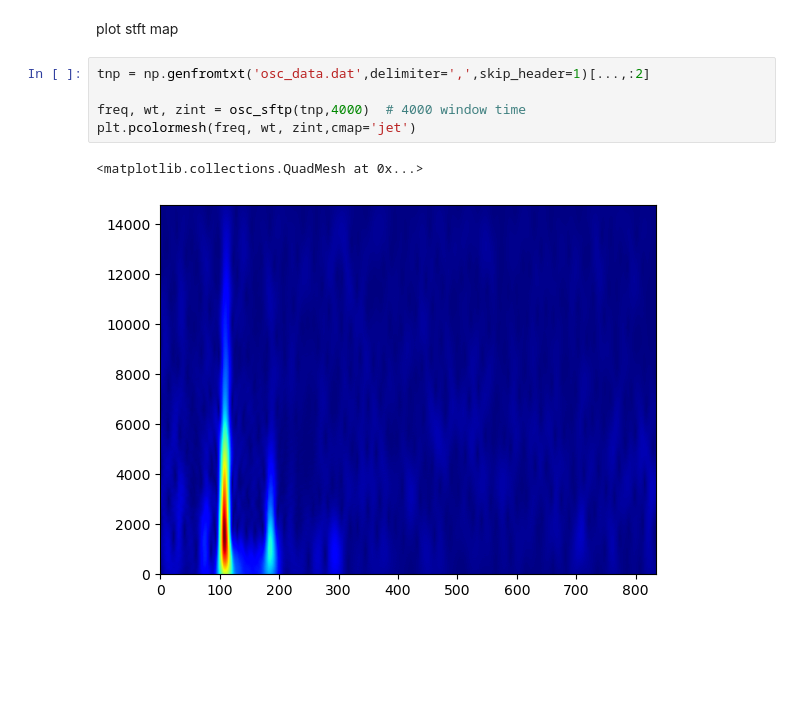
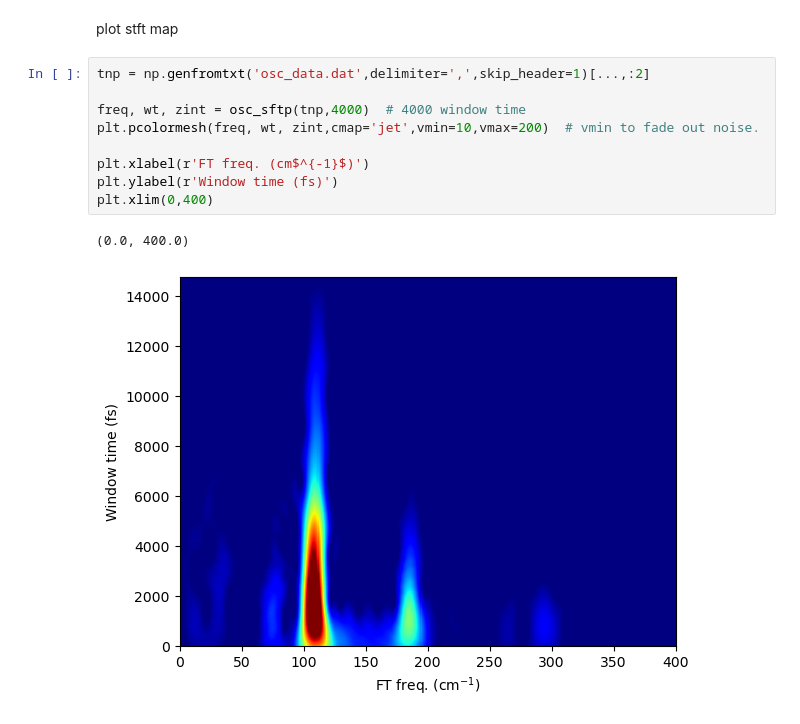
Before and after one commit to jjyaking/FT-and-STFT, a Jupyter notebook: fft_and_stft_plot.ipynb, the cells around one changed output. Drawn from its saved outputs; the diff is of its cells as text; blank space fills up the shorter version.

```diff
--- a/fft_and_stft_plot.ipynb
+++ b/fft_and_stft_plot.ipynb
@@ -30,8 +46,12 @@ plot stft map
 # %%
 tnp = np.genfromtxt('osc_data.dat',delimiter=',',skip_header=1)[...,:2]
 
 freq, wt, zint = osc_sftp(tnp,4000)  # 4000 window time
-plt.pcolormesh(freq, wt, zint,cmap='jet')
+plt.pcolormesh(freq, wt, zint,cmap='jet',vmin=10,vmax=200)  # vmin to fade out noise.
+
+plt.xlabel(r'FT freq. (cm$^{-1}$)')
+plt.ylabel(r'Window time (fs)')
+plt.xlim(0,400)
 # %% [output]
-<matplotlib.collections.QuadMesh at 0x...>
+(0.0, 400.0)
-[figure, old version]
+[figure, new version]
```
Also changed, not shown: parts of 4 cells of this notebook, 2 other files.
